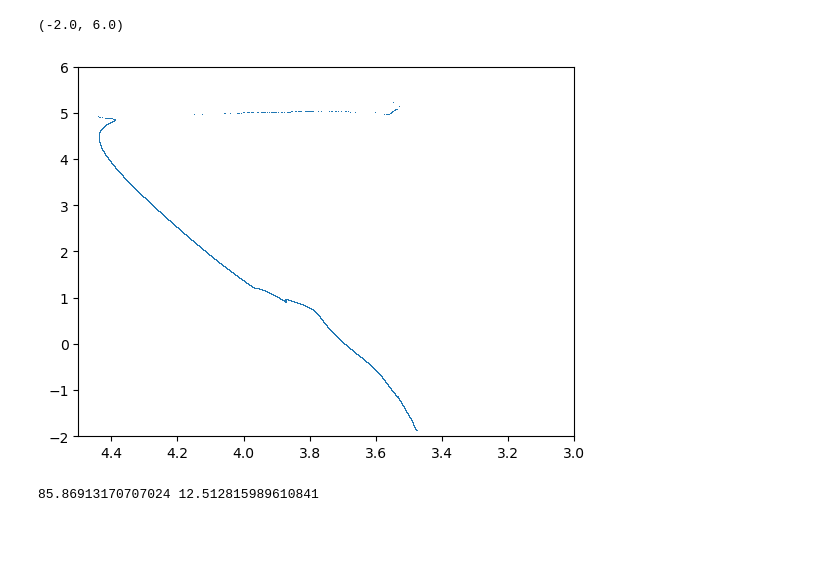
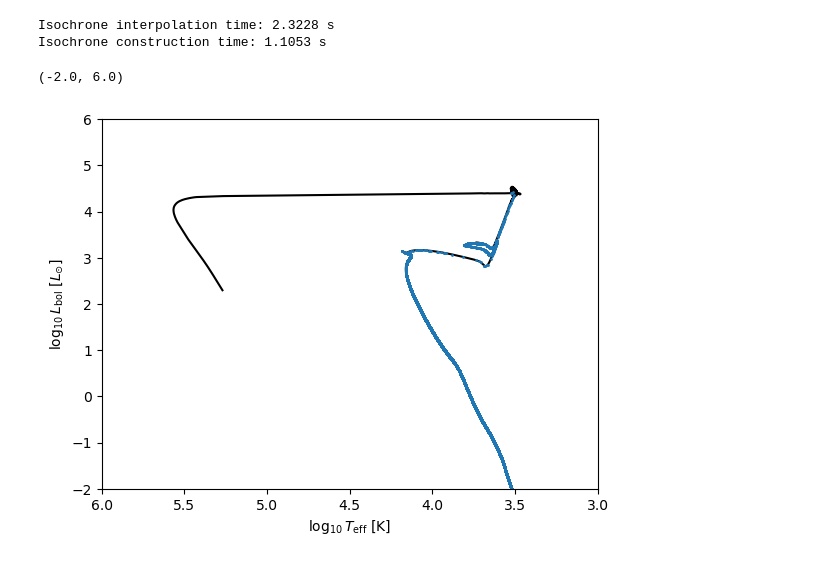
Before and after one commit to arsenal-popsynth/arsenal_gear, a Jupyter notebook: paper_plots.ipynb, the cells around one changed output. Drawn from its saved outputs; the diff is of its cells as text; code cells hidden in the pictures; blank space fills up the shorter version.

```diff
--- a/paper_plots.ipynb
+++ b/paper_plots.ipynb
@@ -23,16 +31,24 @@ plt.legend()
 # %%
-t = 10*u.Myr
+t = np.array([100])*u.Myr
+timing = -1*time()
 Lbol = sp.lbol_iso(t)
 Teff = sp.teff_iso(t)
-Teff =
+timing += time()
+print(f"Isochrone interpolation time: {timing:.4f} s")
 
-plt.plot(np.log10(Teff.value), np.log10(Lbol.value), ',')
-plt.xlim(4.5,3)
+timing = -1*time()
+iso = sp.iso.construct_isochrone(t)
+timing += time()
+print(f"Isochrone construction time: {timing:.4f} s")
+plt.plot(iso.qs[iso.lteff_name], iso.qs[iso.llbol_name],'k-')
+plt.plot(np.log10(Teff.value), np.log10(Lbol.value), 'o',ms=1)
+
+plt.xlabel(r"$\log_{10} T_{\rm eff}$ [K]")
+plt.ylabel(r"$\log_{10} L_{\rm bol}$ [$L_{\odot}$]")
+plt.xlim(6,3)
 plt.ylim(-2,6)
 # %% [output]
-(-2.0, 6.0)
+Isochrone interpolation time: 2.3228 s
+Isochrone construction time: 1.1053 s
+(-2.0, 6.0)
-[figure, old version]
+[figure, new version]
-# %%
-print(min(sp.iso.min_ages), np.log10(max(sp.iso.max_ages)))
-# %% [output]
-85.86913170707024 12.512815989610841
```
Also changed, not shown: parts of 3 cells of this notebook.
